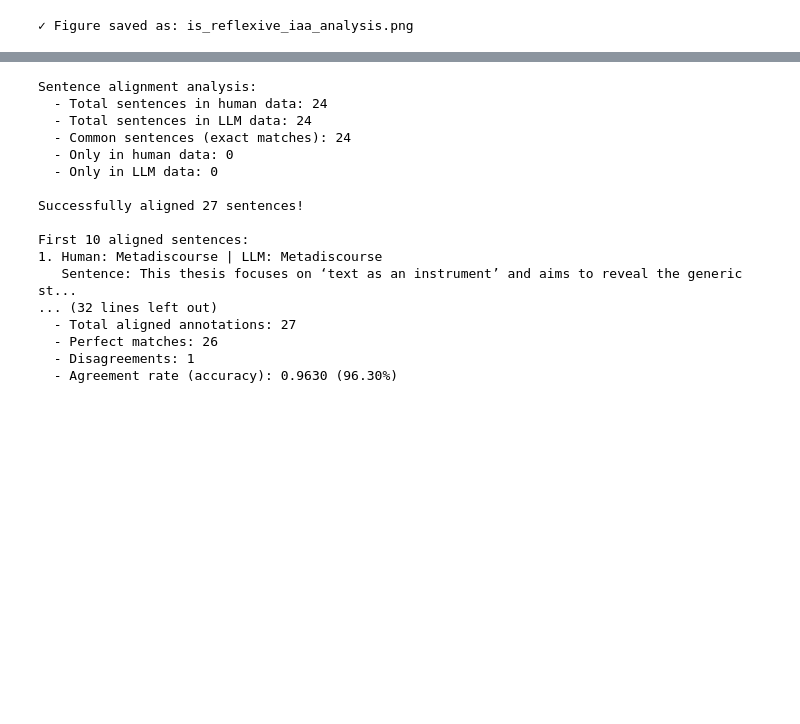
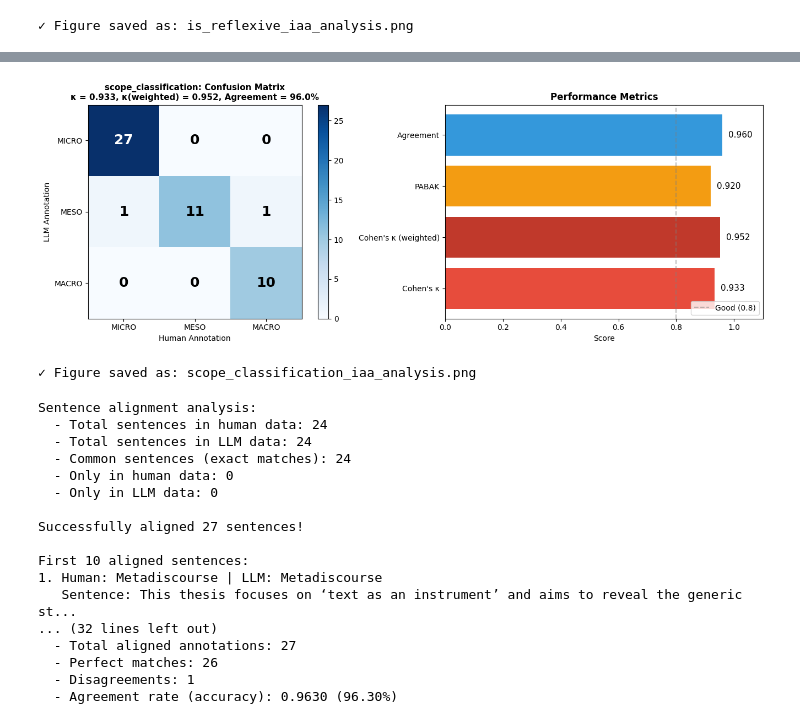
Before and after one commit to javadhaditaghi/computationalrhetoric-metadiscourseannotation, a Jupyter notebook: analysis/Inter-annotator-agreement.ipynb, the cells around one changed output, grey strips where cells are left out. Cells and saved outputs as stored; diff of their text form; code cells hidden in the pictures; blank space fills up the shorter version.

Commit message:
add the scope iaa and confusion matrix plus matrix like cohen's kappa and PABAK

```diff
--- a/analysis/Inter-annotator-agreement.ipynb
+++ b/analysis/Inter-annotator-agreement.ipynb
@@ -529,3 +593,60 @@ print("\n✓ Figure saved as: is_reflexive_iaa_analysis.png")
+# %%
+# ============================================
+# VISUALIZE SCOPE CONFUSION MATRIX
+# ============================================
+fig, axes = plt.subplots(1, 2, figsize=(14, 5))
+
+# --- Left: Confusion Matrix ---
+ax1 = axes[0]
+im = ax1.imshow(cm, interpolation='nearest', cmap='Blues')
+cbar = ax1.figure.colorbar(im, ax=ax1)
+
+labels = ['MICRO', 'MESO', 'MACRO']
+ax1.set(xticks=[0, 1, 2],
+        yticks=[0, 1, 2],
+        xticklabels=labels,
+        yticklabels=labels,
+        xlabel='Human Annotation',
+        ylabel='LLM Annotation')
+ax1.set_title(f'scope_classification: Confusion Matrix\nκ = {kappa:.3f}, κ(weighted) = {kappa_weighted:.3f}, Agreement = {pct:.1f}%',
+              fontsize=11, fontweight='bold')
+
+thresh = cm.max() / 2
+for i in range(3):
+    for j in range(3):
+        ax1.text(j, i, format(cm[i, j], 'd'),
+                 ha="center", va="center",
+                 color="white" if cm[i, j] > thresh else "black",
+                 fontsize=18, fontweight='bold')
+
+# --- Right: Metrics Bar Chart ---
+ax2 = axes[1]
+metrics = ["Cohen's κ", "Cohen's κ (weighted)", 'PABAK', 'Agreement']
+values = [kappa, kappa_weighted, pabak, pct/100]
+colors = ['#e74c3c', '#c0392b', '#f39c12', '#3498db']
+
+bars = ax2.barh(metrics, values, color=colors)
+ax2.set_xlim(0, 1.1)
+ax2.set_xlabel('Score')
+ax2.set_title('Performance Metrics', fontsize=12, fontweight='bold')
+
+# Add value labels on bars
+for bar, val in zip(bars, values):
+    ax2.text(val + 0.02, bar.get_y() + bar.get_height()/2,
+             f'{val:.3f}', va='center', fontsize=11)
+
+# Add reference line at 0.8
+ax2.axvline(x=0.8, color='gray', linestyle='--', alpha=0.5, label='Good (0.8)')
+ax2.legend(loc='lower right')
+
+plt.tight_layout()
+plt.savefig('scope_classification_iaa_analysis.png', dpi=150, bbox_inches='tight')
+plt.show()
+
+print("\n✓ Figure saved as: scope_classification_iaa_analysis.png")
+# %% [output]
+[figure, added]
+✓ Figure saved as: scope_classification_iaa_analysis.png
 # %%
 def align_annotations(human_df, llm_df, id_column='sentence'):
     """
```
Also changed, not shown: parts of 9 cells of this notebook.
